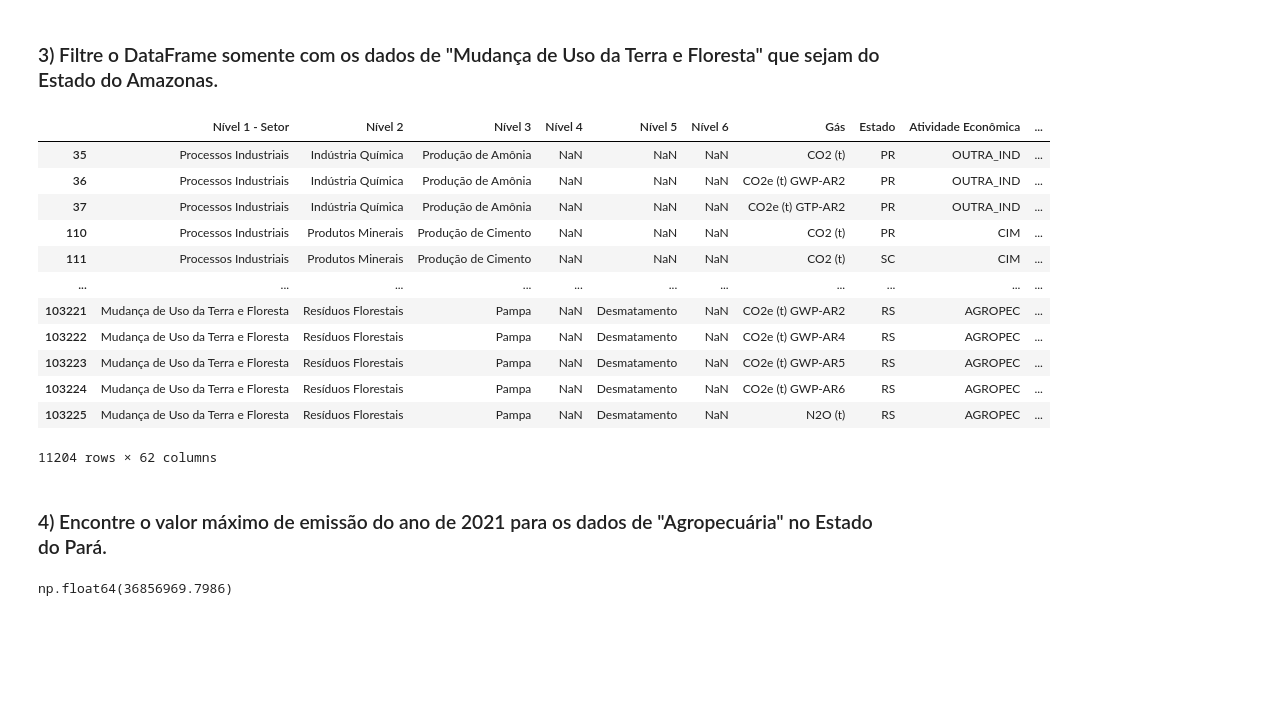
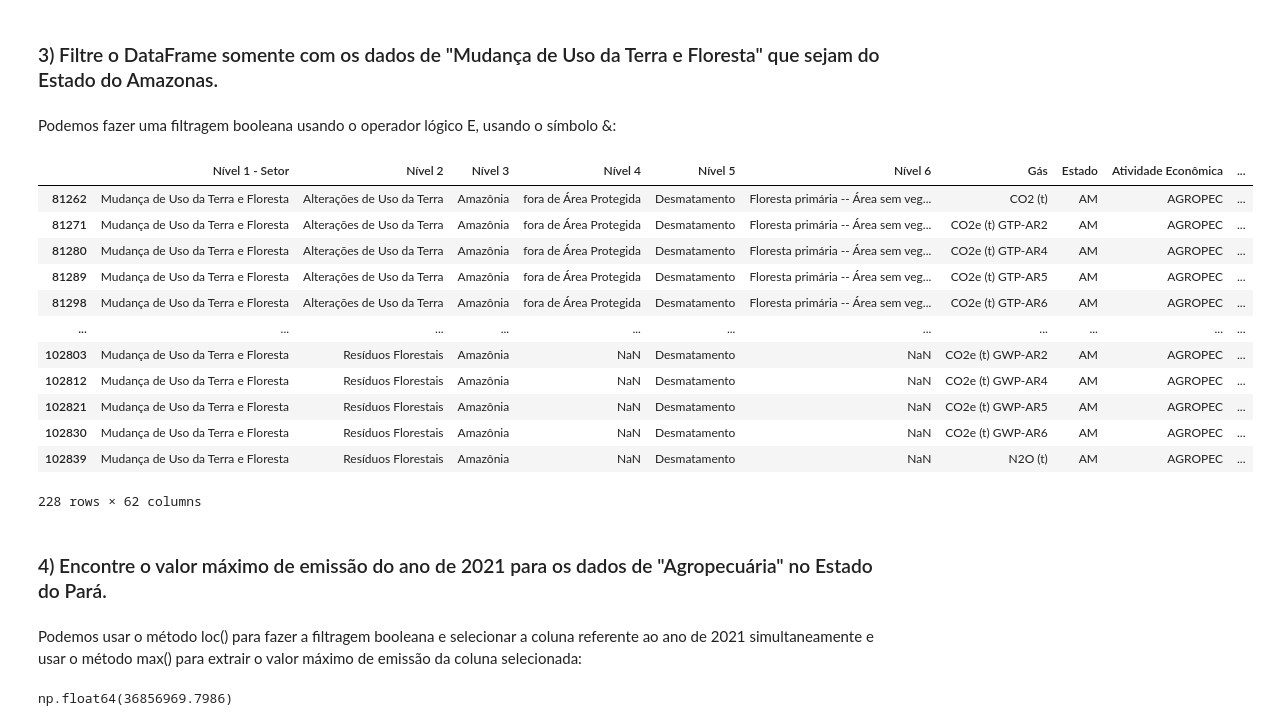
Before and after one commit to orlandojsjunior/Modelagem_de_Dados-entidades_atributos_relacionamentos, a Jupyter notebook: selecionando e agrupando dados.ipynb, the cells around one changed output. Saved outputs shown, nothing was run; the diff lists cells and outputs as text; code cells hidden in the pictures; blank space fills up the shorter version.

```diff
--- a/selecionando e agrupando dados.ipynb
+++ b/selecionando e agrupando dados.ipynb
@@ -220,23 +242,27 @@ array(['SP', 'BA', 'RJ', 'MG', 'SE', 'PR', nan, 'RO', 'AM', 'PA', 'TO',
 # %% [markdown]
 ### 3) Filtre o DataFrame somente com os dados de "Mudança de Uso da Terra e Floresta" que sejam do Estado do Amazonas.
-# %%
-emissoes_gases[emissoes_gases['Estado'].isin(['PR', 'RS', 'SC'])]
-# %% [output]
-|  | Nível 1 - Setor | Nível 2 | Nível 3 | Nível 4 | Nível 5 | Nível 6 | Gás | Estado | Atividade Econômica | ... |
-| 35 | Processos Industriais | Indústria Química | Produção de Amônia | NaN | NaN | NaN | CO2 (t) | PR | OUTRA_IND | ... |
-| 36 | Processos Industriais | Indústria Química | Produção de Amônia | NaN | NaN | NaN | CO2e (t) GWP-AR2 | PR | OUTRA_IND | ... |
-| 37 | Processos Industriais | Indústria Química | Produção de Amônia | NaN | NaN | NaN | CO2e (t) GTP-AR2 | PR | OUTRA_IND | ... |
-| 110 | Processos Industriais | Produtos Minerais | Produção de Cimento | NaN | NaN | NaN | CO2 (t) | PR | CIM | ... |
-| 111 | Processos Industriais | Produtos Minerais | Produção de Cimento | NaN | NaN | NaN | CO2 (t) | SC | CIM | ... |
-| ... | ... | ... | ... | ... | ... | ... | ... | ... | ... | ... |
-| 103221 | Mudança de Uso da Terra e Floresta | Resíduos Florestais | Pampa | NaN | Desmatamento | NaN | CO2e (t) GWP-AR2 | RS | AGROPEC | ... |
-| 103222 | Mudança de Uso da Terra e Floresta | Resíduos Florestais | Pampa | NaN | Desmatamento | NaN | CO2e (t) GWP-AR4 | RS | AGROPEC | ... |
-| 103223 | Mudança de Uso da Terra e Floresta | Resíduos Florestais | Pampa | NaN | Desmatamento | NaN | CO2e (t) GWP-AR5 | RS | AGROPEC | ... |
-| 103224 | Mudança de Uso da Terra e Floresta | Resíduos Florestais | Pampa | NaN | Desmatamento | NaN | CO2e (t) GWP-AR6 | RS | AGROPEC | ... |
-| 103225 | Mudança de Uso da Terra e Floresta | Resíduos Florestais | Pampa | NaN | Desmatamento | NaN | N2O (t) | RS | AGROPEC | ... |
-11204 rows × 62 columns
+# %% [markdown]
+Podemos fazer uma filtragem booleana usando o operador lógico E, usando o símbolo &:
+# %%
+emissoes_gases[(emissoes_gases['Nível 1 - Setor'] == 'Mudança de Uso da Terra e Floresta') & (emissoes_gases['Estado'] == 'AM')]
+# %% [output]
+|  | Nível 1 - Setor | Nível 2 | Nível 3 | Nível 4 | Nível 5 | Nível 6 | Gás | Estado | Atividade Econômica | ... |
+| 81262 | Mudança de Uso da Terra e Floresta | Alterações de Uso da Terra | Amazônia | fora de Área Protegida | Desmatamento | Floresta primária -- Área sem veg... | CO2 (t) | AM | AGROPEC | ... |
+| 81271 | Mudança de Uso da Terra e Floresta | Alterações de Uso da Terra | Amazônia | fora de Área Protegida | Desmatamento | Floresta primária -- Área sem veg... | CO2e (t) GTP-AR2 | AM | AGROPEC | ... |
+| 81280 | Mudança de Uso da Terra e Floresta | Alterações de Uso da Terra | Amazônia | fora de Área Protegida | Desmatamento | Floresta primária -- Área sem veg... | CO2e (t) GTP-AR4 | AM | AGROPEC | ... |
+| 81289 | Mudança de Uso da Terra e Floresta | Alterações de Uso da Terra | Amazônia | fora de Área Protegida | Desmatamento | Floresta primária -- Área sem veg... | CO2e (t) GTP-AR5 | AM | AGROPEC | ... |
+| 81298 | Mudança de Uso da Terra e Floresta | Alterações de Uso da Terra | Amazônia | fora de Área Protegida | Desmatamento | Floresta primária -- Área sem veg... | CO2e (t) GTP-AR6 | AM | AGROPEC | ... |
+| ... | ... | ... | ... | ... | ... | ... | ... | ... | ... | ... |
+| 102803 | Mudança de Uso da Terra e Floresta | Resíduos Florestais | Amazônia | NaN | Desmatamento | NaN | CO2e (t) GWP-AR2 | AM | AGROPEC | ... |
+| 102812 | Mudança de Uso da Terra e Floresta | Resíduos Florestais | Amazônia | NaN | Desmatamento | NaN | CO2e (t) GWP-AR4 | AM | AGROPEC | ... |
+| 102821 | Mudança de Uso da Terra e Floresta | Resíduos Florestais | Amazônia | NaN | Desmatamento | NaN | CO2e (t) GWP-AR5 | AM | AGROPEC | ... |
+| 102830 | Mudança de Uso da Terra e Floresta | Resíduos Florestais | Amazônia | NaN | Desmatamento | NaN | CO2e (t) GWP-AR6 | AM | AGROPEC | ... |
+| 102839 | Mudança de Uso da Terra e Floresta | Resíduos Florestais | Amazônia | NaN | Desmatamento | NaN | N2O (t) | AM | AGROPEC | ... |
+228 rows × 62 columns
 # %% [markdown]
 ### 4) Encontre o valor máximo de emissão do ano de 2021 para os dados de "Agropecuária" no Estado do Pará.
+# %% [markdown]
+Podemos usar o método loc() para fazer a filtragem booleana e selecionar a coluna referente ao ano de 2021 simultaneamente e usar o método max() para extrair o valor máximo de emissão da coluna selecionada:
 # %%
 emissoes_gases.loc[(emissoes_gases['Nível 1 - Setor'] == 'Agropecuária') & (emissoes_gases['Estado'] == 'PA'), 2021].max()
 # %% [output]
```
Also changed, not shown: parts of 6 cells of this notebook, 1 other file.
